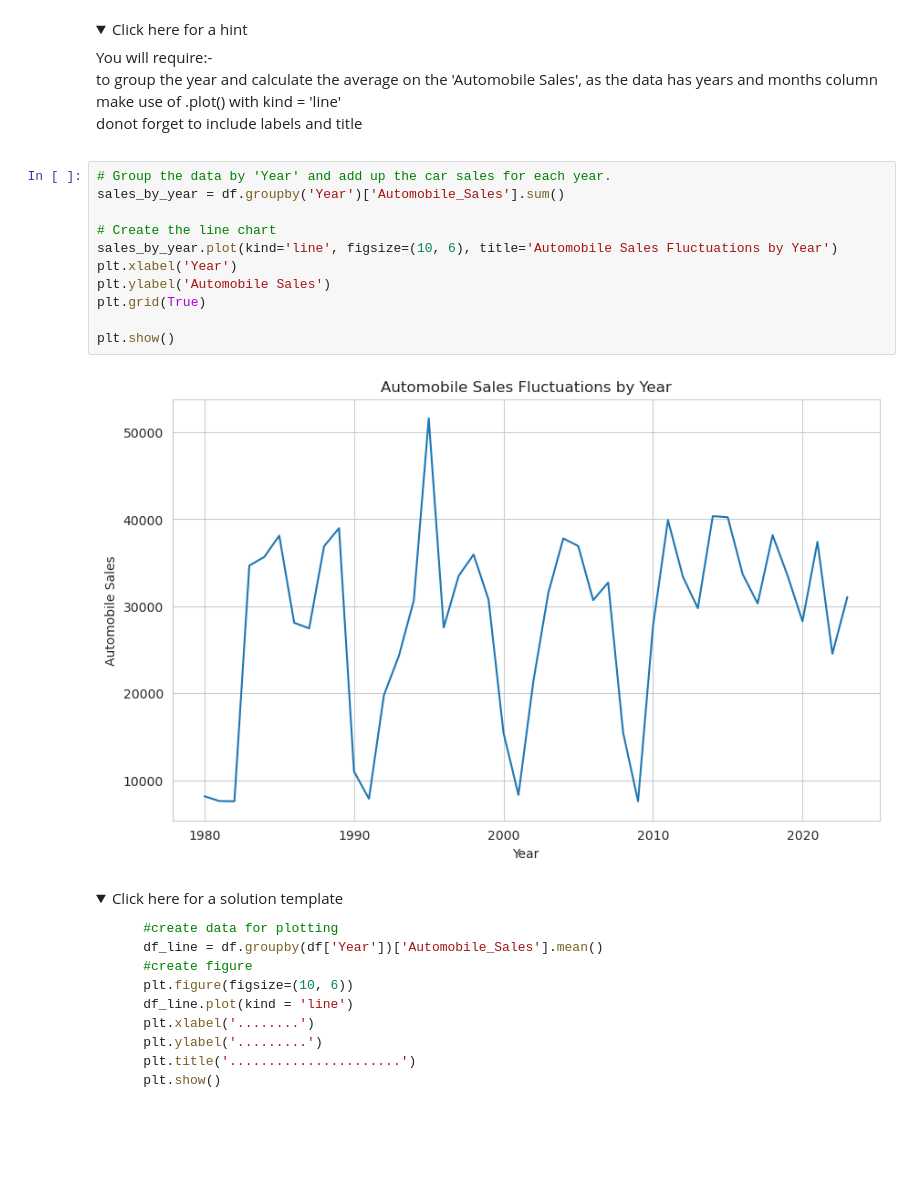
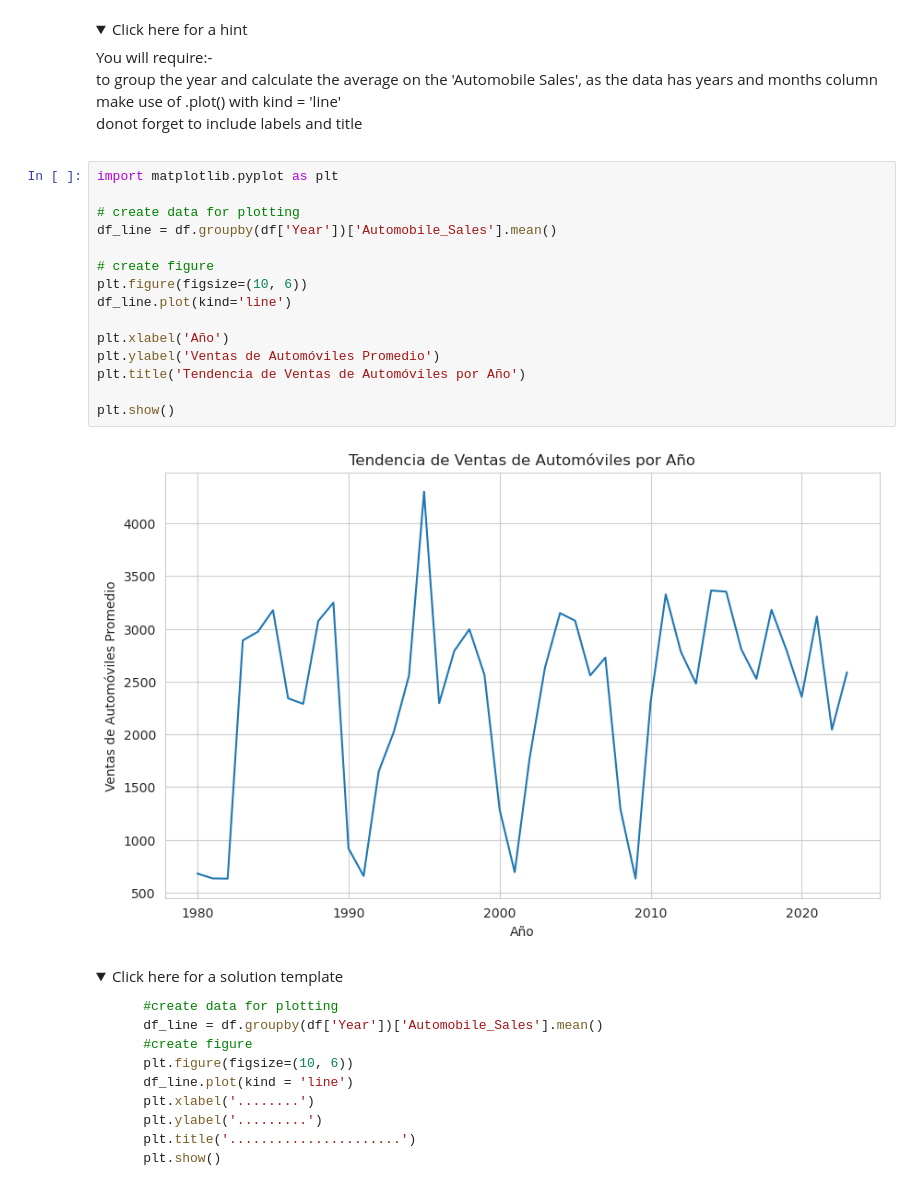
Before and after one commit to brianmatute011/dspc-ibm, a Jupyter notebook: python-for-data-visualization/part I/DV0101EN-Final-Assignment-Part1-v2.ipynb, the cells around one changed output. Drawn from its saved outputs; the diff is of its cells as text; folded sections open; blank space fills up the shorter version.

```diff
--- a/python-for-data-visualization/part I/DV0101EN-Final-Assignment-Part1-v2.ipynb
+++ b/python-for-data-visualization/part I/DV0101EN-Final-Assignment-Part1-v2.ipynb
@@ -212,19 +212,23 @@ You will require:-
 <br>make use of .plot() with kind = 'line'
 <br>donot forget to include labels and title
 </details>
-# %%
-# Group the data by 'Year' and add up the car sales for each year.
-sales_by_year = df.groupby('Year')['Automobile_Sales'].sum()
-
-# Create the line chart
-sales_by_year.plot(kind='line', figsize=(10, 6), title='Automobile Sales Fluctuations by Year')
-plt.xlabel('Year')
-plt.ylabel('Automobile Sales')
-plt.grid(True)
-
-plt.show()
-# %% [output]
-[figure, removed]
+# %%
+import matplotlib.pyplot as plt
+
+# create data for plotting
+df_line = df.groupby(df['Year'])['Automobile_Sales'].mean()
+
+# create figure
+plt.figure(figsize=(10, 6))
+df_line.plot(kind='line')
+
+plt.xlabel('Año')
+plt.ylabel('Ventas de Automóviles Promedio')
+plt.title('Tendencia de Ventas de Automóviles por Año')
+
+plt.show()
+# %% [output]
+[figure, added]
 # %% [markdown]
 <details><summary>Click here for a solution template</summary>
 
```
Also changed, not shown: parts of 10 cells of this notebook, 6 other files.
